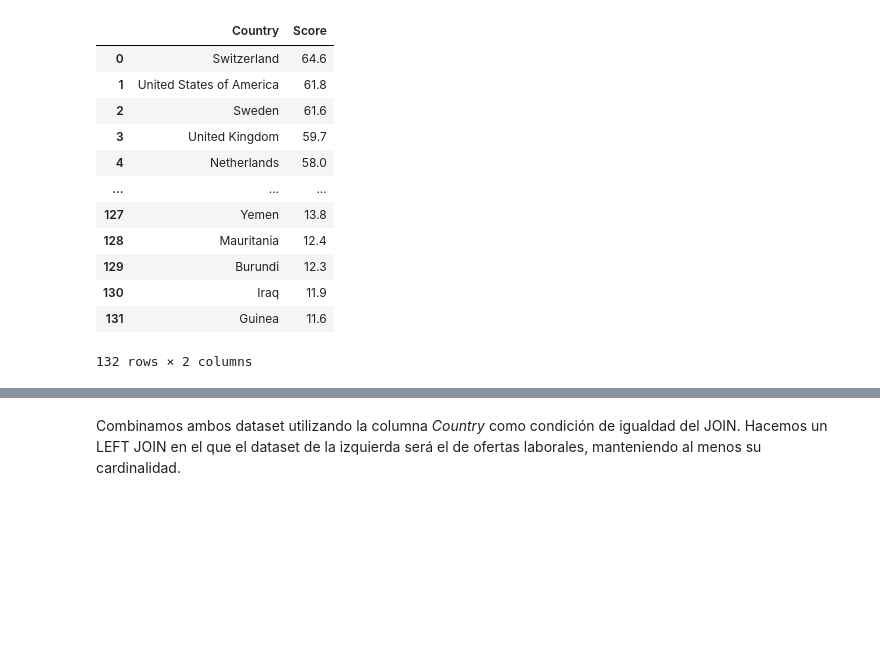
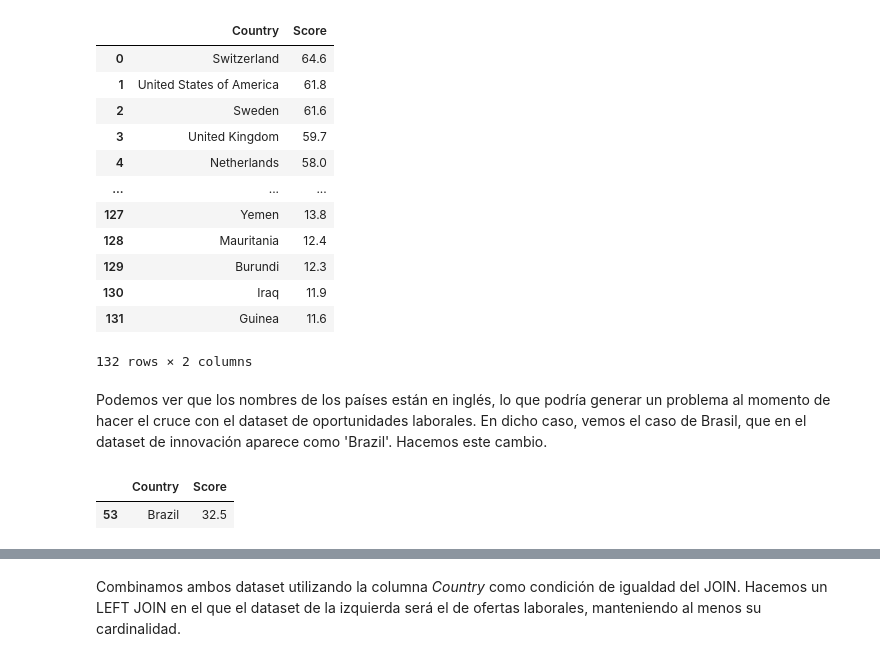
Before and after one commit to lldavico/msc-data-science-puc-2023, a Jupyter notebook: Bimestre 2/Introducción a la Ciencias de Datos/Semana 4/Tarea2_Luciano_Davico.ipynb, the cells around one changed output, grey strips where cells are left out. Drawn from its saved outputs; the diff is of its cells as text; code cells hidden in the pictures; blank space fills up the shorter version.

```diff
--- a/Bimestre 2/Introducción a la Ciencias de Datos/Semana 4/Tarea2_Luciano_Davico.ipynb
+++ b/Bimestre 2/Introducción a la Ciencias de Datos/Semana 4/Tarea2_Luciano_Davico.ipynb
@@ -482,3 +482,10 @@ innovationdf
 | 130 | Iraq | 11.9 |
 | 131 | Guinea | 11.6 |
 132 rows × 2 columns
+# %% [markdown]
+Podemos ver que los nombres de los países están en inglés, lo que podría generar un problema al momento de hacer el cruce con el dataset de oportunidades laborales. En dicho caso, vemos el caso de Brasil, que en el dataset de innovación aparece como 'Brazil'. Hacemos este cambio.
+# %%
+innovationdf[innovationdf['Country'] == 'Brazil']
+# %% [output]
+|  | Country | Score |
+| 53 | Brazil | 32.5 |
```
Also changed, not shown: parts of 6 cells of this notebook.
